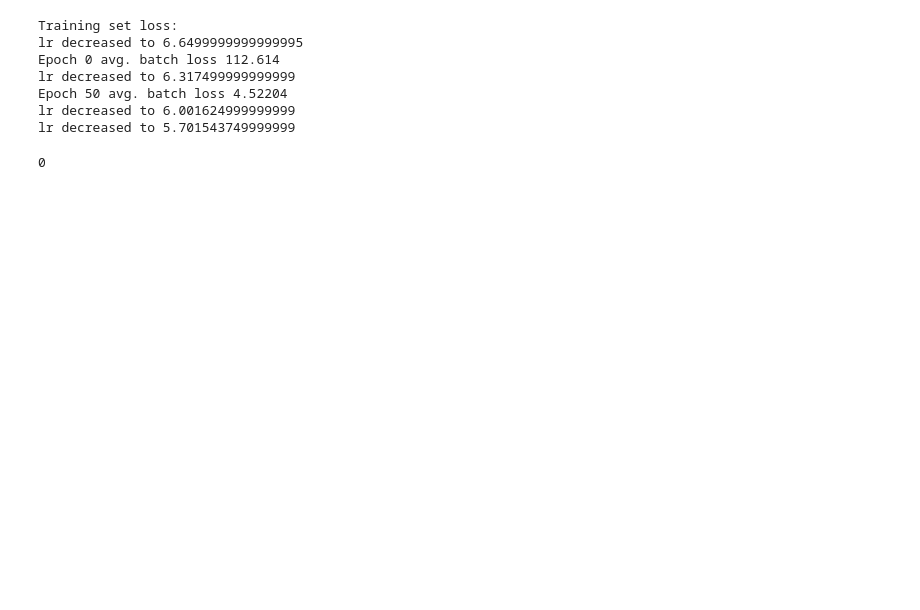
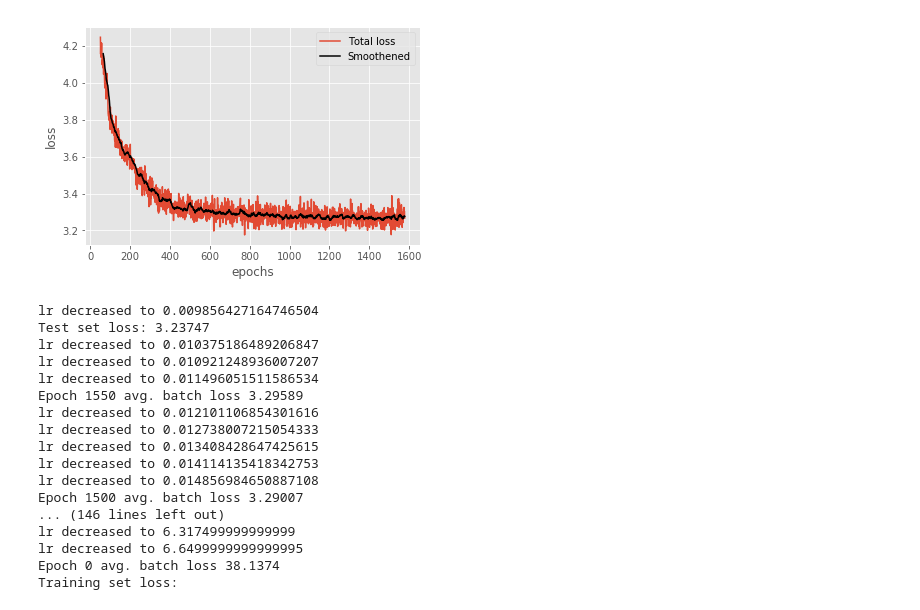
Before and after one commit to niksoc/earthquake, a Jupyter notebook: lstm.ipynb, the cells around one changed output. Cells and saved outputs as stored; diff of their text form; code cells hidden in the pictures; blank space fills up the shorter version.

```diff
--- a/lstm.ipynb
+++ b/lstm.ipynb
@@ -32,9 +32,9 @@ train_data = mapper.fit_transform(train_data)
 test_data = mapper.transform(test_data)
 #test_data[['Mag','Lat','Lon','Timestamp','Depth km']] = test_data[['Mag','Lat','Lon','Timestamp','Depth km']].astype(float)
 # %%
-num_epochs = 100
+num_epochs = 10000
 truncated_backprop_length = 15
-state_size = 100
+state_size = 40
 echo_step = 3
 batch_size = 4 # must be a factor of train data and test data size
 total_series_length, num_features = train_data.shape
@@ -100,8 +100,9 @@ for batch_idx in range(num_batches):
     batchesY.append(y[:, start_idx:end_idx])
 
 loss_list = []
-#indv_loss_list = []
 lr = 7
+test_outputs = []
+test_targets = []
 with tf.Session(graph=graph) as sess:
     tf.global_variables_initializer().run()
     print('Training set loss:')
@@ -109,7 +110,6 @@ with tf.Session(graph=graph) as sess:
 
         _current_state = np.zeros((num_layers, 2, batch_size, state_size))
         batch_loss = []
-        #batch_indv_loss = []
         for batch_idx in range(num_batches):
 
             _total_loss, _train_step, _current_state = sess.run(
@@ -118,63 +118,68 @@ with tf.Session(graph=graph) as sess:
                     batchX_placeholder: batchesX[batch_idx],
                     batchY_placeholder: batchesY[batch_idx],
                     init_state: _current_state,
-                    keep_prob: 0.5,
+                    keep_prob: 0.7,
                     learning_rate: lr
                 })
-            #batch_indv_loss.append(np.mean(indv_losses,axis=0))
             batch_loss.append(_total_loss)
 
         loss_list.append(np.mean(batch_loss))
         if np.argmin(loss_list[-10:]) == 0:
             lr *= .95
             print('lr decreased to', lr)
-        #indv_loss_list.append(np.mean(np.sqrt(batch_indv_loss),axis=0))
+        if lr < .01:
+            num_epochs = epoch_idx + 1
+            break
         if epoch_idx % 50 == 0:
-                print("Epoch", epoch_idx, "avg. batch loss", np.mean(batch_loss))
+            print("Epoch", epoch_idx, "avg. batch loss", np.mean(batch_loss))
 
     _current_state = np.zeros((num_layers, 2, batch_size, state_size))
     batch_indv_loss = []
     for batch_idx in range(num_batches_test):
         start_idx = batch_idx
         end_idx = start_idx + truncated_backprop_length
 
         batchX = xtest[:, start_idx:end_idx]
         batchY = ytest[:, start_idx:end_idx]
 
-        _total_loss, indv_losses = sess.run(
-                [total_loss, losses],
+        _total_loss, indv_losses, _outputs, _targets = sess.run(
+                [total_loss, losses, outputs, targets],
                 feed_dict={
                     batchX_placeholder: batchesX[batch_idx],
                     batchY_placeholder: batchesY[batch_idx],
                     init_state: _current_state,
                     keep_prob: 1
                 })
-        batch_indv_loss.append(indv_losses)
+        test_outputs.append(_outputs)
+        test_targets.append(_targets)
         batch_loss.append(_total_loss)
-#indv_loss_list = np.array(indv_loss_list)
+
 indv_loss = np.mean(batch_indv_loss, axis=0)
 print('Test set loss:', np.mean(batch_loss))
-for i, col in enumerate(df.columns):
-    print(col + ' loss:', np.round(indv_loss[i],3))
-plt.figure(figsize=(20,20))
-#for i, col in enumerate(train_data.columns):
-#    plt.plot(indv_loss_list[50:,i], label = col)
-plt.plot(loss_list[50:], np.arange(50,num_epochs,1), label='Total')
-#plt.plot(np.convolve(loss_list[50:], np.ones((10,))/10, mode='valid'), color='black', label='Total (Smooth)')
+plt.plot(np.arange(50,num_epochs,1),loss_list[50:],label='Total loss')
+plt.plot(np.arange(64,num_epochs,1),
+         np.convolve(loss_list[50:], np.ones((15,))/15, mode='valid'), color='black',
+         label='Smoothened')
 plt.ylabel('loss')
 plt.xlabel('epochs')
 plt.legend()
 plt.show()
 # %% [output]
+[figure, added]
+lr decreased to 0.009856427164746504
+Test set loss: 3.23747
+lr decreased to 0.010375186489206847
+lr decreased to 0.010921248936007207
+lr decreased to 0.011496051511586534
+Epoch 1550 avg. batch loss 3.29589
+lr decreased to 0.012101106854301616
+lr decreased to 0.012738007215054333
+lr decreased to 0.013408428647425615
+lr decreased to 0.014114135418342753
+lr decreased to 0.014856984650887108
+Epoch 1500 avg. batch loss 3.29007
+... (146 lines left out)
+lr decreased to 6.317499999999999
+lr decreased to 6.6499999999999995
+Epoch 0 avg. batch loss 38.1374
 Training set loss:
-lr decreased to 6.6499999999999995
-Epoch 0 avg. batch loss 112.614
-lr decreased to 6.317499999999999
-Epoch 50 avg. batch loss 4.52204
-lr decreased to 6.001624999999999
-lr decreased to 5.701543749999999
-# %%
-ien = [1 ,2 ,3 ,4 ,5 ,6]
-np.argmin(ien[-5:])
-# %% [output]
-0
```
Also changed, not shown: parts of 2 cells of this notebook, 3 other files.
